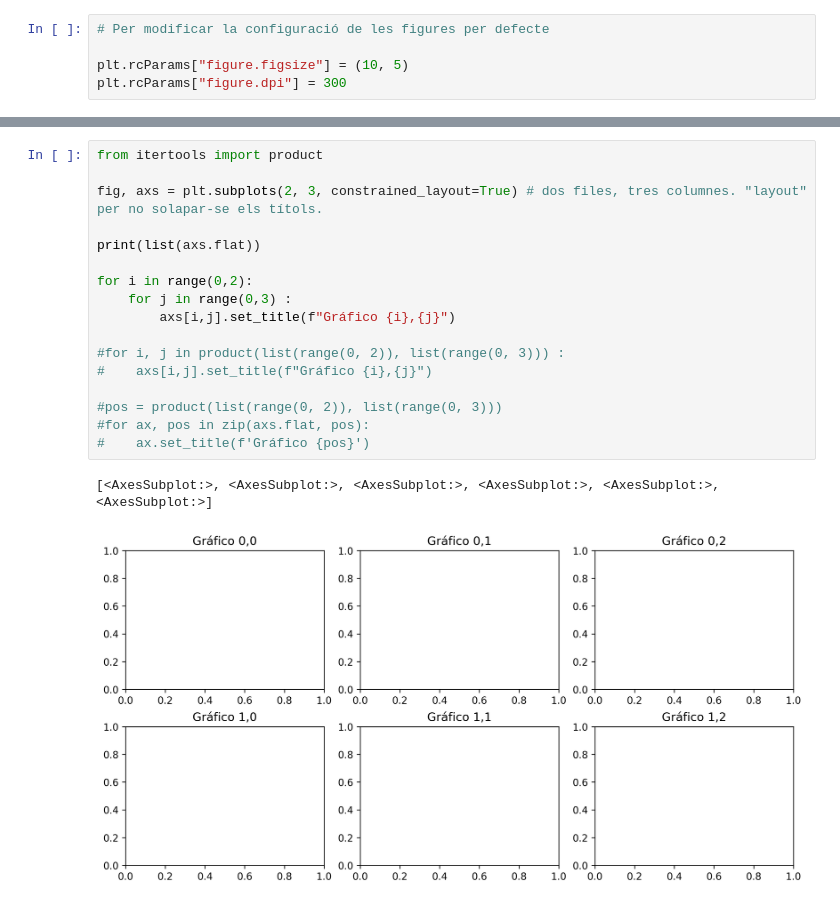
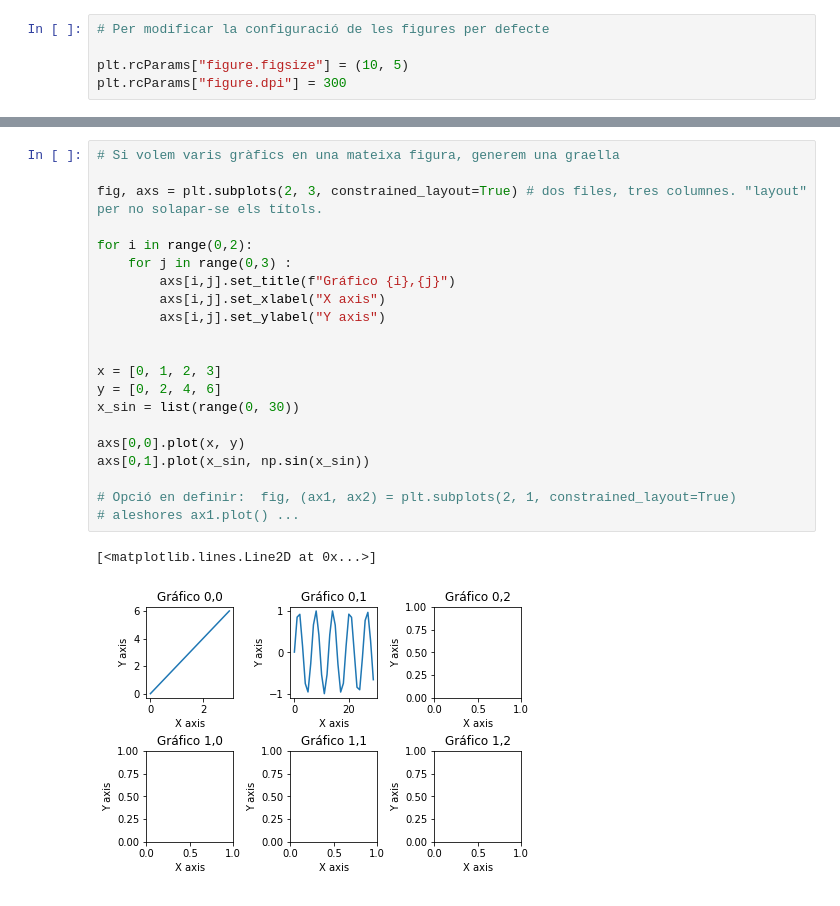
Before and after one commit to ditcas/llibreries_python, a Jupyter notebook: matplotlib.ipynb, the cells around one changed output, grey strips where cells are left out. Drawn from its saved outputs; the diff is of its cells as text.

```diff
--- a/matplotlib.ipynb
+++ b/matplotlib.ipynb
@@ -42,20 +168,24 @@ Figure(432x288)
 # %%
-from itertools import product
+# Si volem varis gràfics en una mateixa figura, generem una graella
 
 fig, axs = plt.subplots(2, 3, constrained_layout=True) # dos files, tres columnes. "layout" per no solapar-se els títols.
-
-print(list(axs.flat))
 
 for i in range(0,2):
     for j in range(0,3) :
         axs[i,j].set_title(f"Gráfico {i},{j}")
+        axs[i,j].set_xlabel("X axis")
+        axs[i,j].set_ylabel("Y axis")
 
-#for i, j in product(list(range(0, 2)), list(range(0, 3))) :
-#    axs[i,j].set_title(f"Gráfico {i},{j}")
 
-#pos = product(list(range(0, 2)), list(range(0, 3)))
-#for ax, pos in zip(axs.flat, pos):
-#    ax.set_title(f'Gráfico {pos}')
+x = [0, 1, 2, 3]
+y = [0, 2, 4, 6]
+x_sin = list(range(0, 30))
+
+axs[0,0].plot(x, y)
+axs[0,1].plot(x_sin, np.sin(x_sin))
+
+# Opció en definir:  fig, (ax1, ax2) = plt.subplots(2, 1, constrained_layout=True)
+# aleshores ax1.plot() ...
 # %% [output]
-[<AxesSubplot:>, <AxesSubplot:>, <AxesSubplot:>, <AxesSubplot:>, <AxesSubplot:>, <AxesSubplot:>]
+[<matplotlib.lines.Line2D at 0x...>]
-[figure, old version]
+[figure, new version]
```
Also changed, not shown: parts of 11 cells of this notebook, 1 other file.
